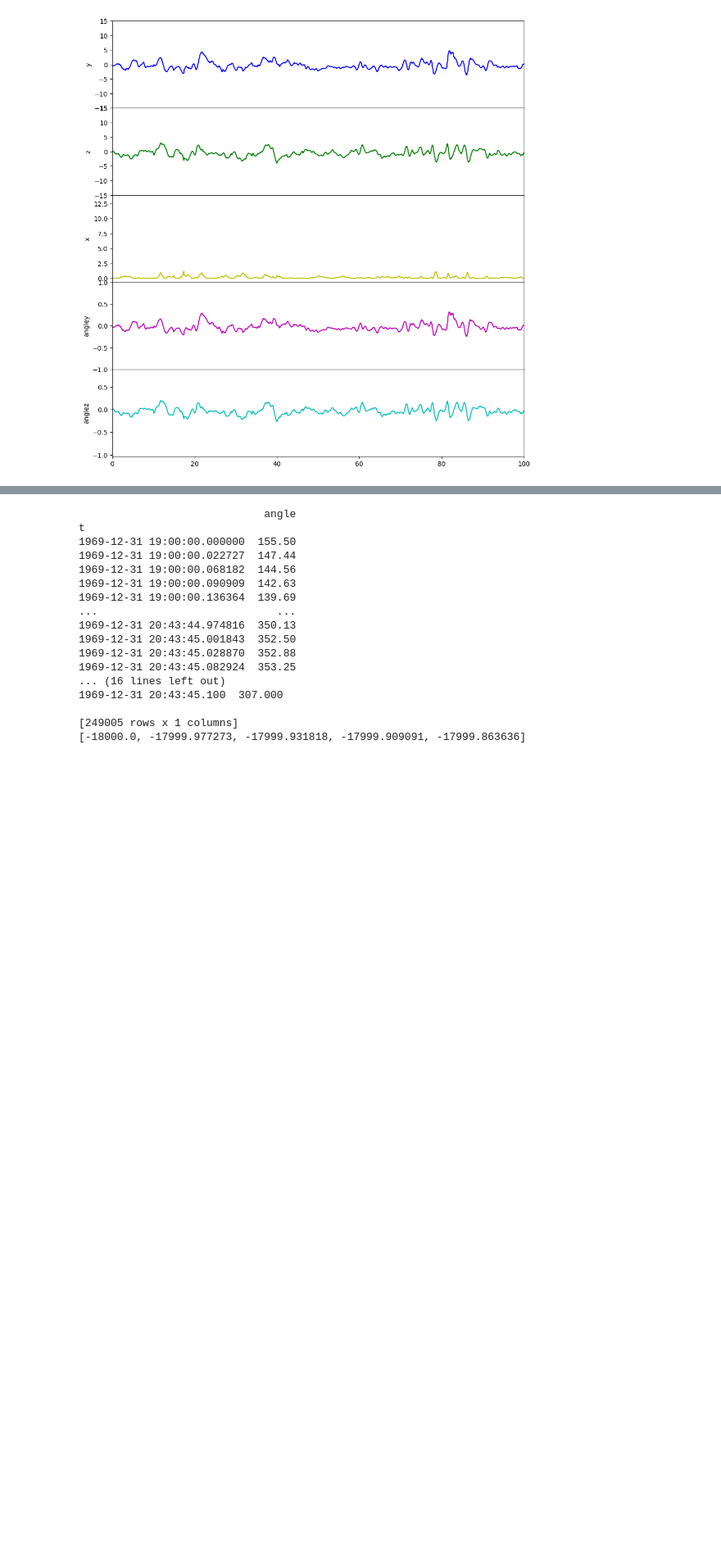
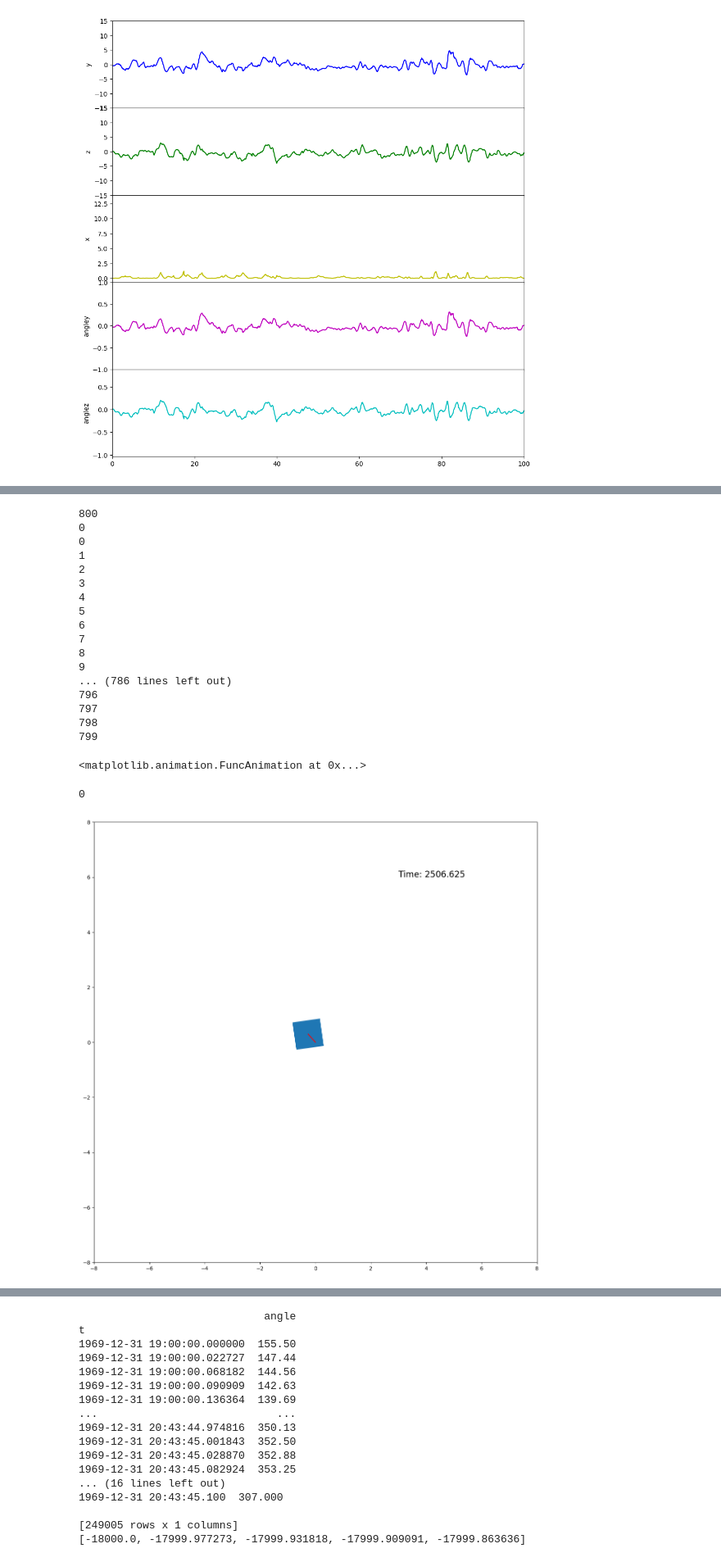
Before and after one commit to UMDBPP/TUFFcode, a Jupyter notebook: Data Analysis/data playground.ipynb, the cells around one changed output, grey strips where cells are left out. Shown at 82% size. Cells and saved outputs as stored; diff of their text form; code cells hidden in the pictures; blank space fills up the shorter version.

Commit message:
making progress on timing control for animation

```diff
--- a/Data Analysis/data playground.ipynb
+++ b/Data Analysis/data playground.ipynb
@@ -116,0 +179,67 @@ plt.subplots_adjust(hspace=.0)
+# %%
+%matplotlib inline
+plt.rcParams["animation.html"] = "html5"
+from matplotlib.animation import FuncAnimation
+from matplotlib.patches import Rectangle
+import time
+
+box_width = 1
+plot_width = 8
+fig,ax = plt.subplots()
+currentAxis = plt.gca()
+
+# anglex_ = np.array(anglex)
+# t_ = np.array(t)
+
+def animate(i):
+    multiple = 1
+    print(i)
+    x_coord = y_selected[i*multiple]
+    y_coord = z_selected[i*multiple]
+    angle = anglex_selected[i*multiple]*180/np.pi
+#     angle = anglex_[i*multiple]*180/np.pi
+    time = t_selected[i*multiple]
+#     time = t_[i*multiple]
+    currentAxis.clear()
+    currentAxis.set_ylim(-plot_width, plot_width)
+    currentAxis.set_xlim(-plot_width, plot_width)
+    currentAxis.add_patch(Rectangle((x_coord - box_width/2, y_coord - box_width/2), box_width, box_width,
+                                    angle=angle, rotation_point='center'))
+    currentAxis.text(3,6, 'Time: ' + str(round(time,4)), fontsize = 16)
+    plt.plot([0, x_coord], [0, y_coord], 'r')
+#     plt.close()
+
+min_t = 2500*40
+max_t = 2520*40
+t_selected = t_angle_res[min_t:max_t]
+x_selected = x_res[min_t:max_t]
+y_selected = y_res[min_t:max_t]
+z_selected = z_res[min_t:max_t]
+anglex_selected = anglex_res[min_t:max_t]
+frames = (max_t-min_t)
+print(frames)
+
+ani = FuncAnimation(fig, animate, frames=frames, interval=25)
+
+ani
+# %% [output]
+800
+0
+0
+1
+2
+3
+4
+5
+6
+7
+8
+9
+... (786 lines left out)
+796
+797
+798
+799
+<matplotlib.animation.FuncAnimation at 0x...>
+0
+[figure, new version]
```
Also changed, not shown: parts of 10 cells of this notebook.
